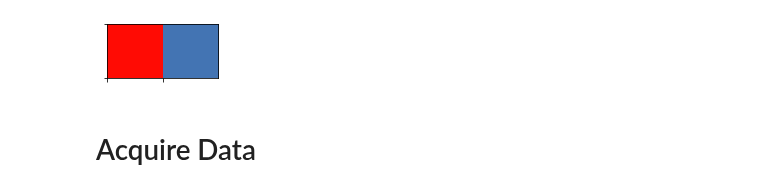
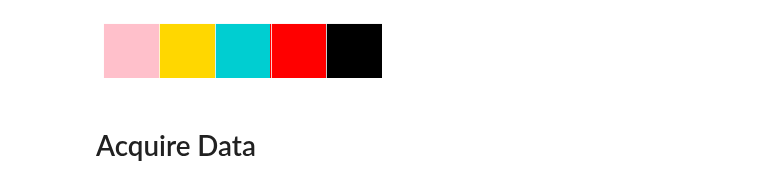
Before and after one commit to cats-in-the-hat/PBS-KIDS2, a Jupyter notebook: faith_starter.ipynb, the cells around one changed output. Cells and saved outputs as stored; diff of their text form; code cells hidden in the pictures.

Commit message:
Commit messing with my_palette

```diff
--- a/faith_starter.ipynb
+++ b/faith_starter.ipynb
@@ -11,13 +11,14 @@ import warnings
 warnings.filterwarnings('ignore')
 # %%
 # Create an array with the colors you want to use
-colors = ["#FF0B04", "#4374B3"]
+heat = [ 'pink', 'gold', 'darkturquoise', 'red', 'black']
 
 # Set your custom color palette
-my_pal = sns.color_palette(colors)
+my_pal = sns.color_palette(heat)
+
 sns.palplot(my_pal)
 # %% [output]
-[figure, old version]
+[figure, new version]
 # %% [markdown]
 # Acquire Data
 # %%
```
Also changed, not shown: parts of 22 cells of this notebook, 1 other file.
